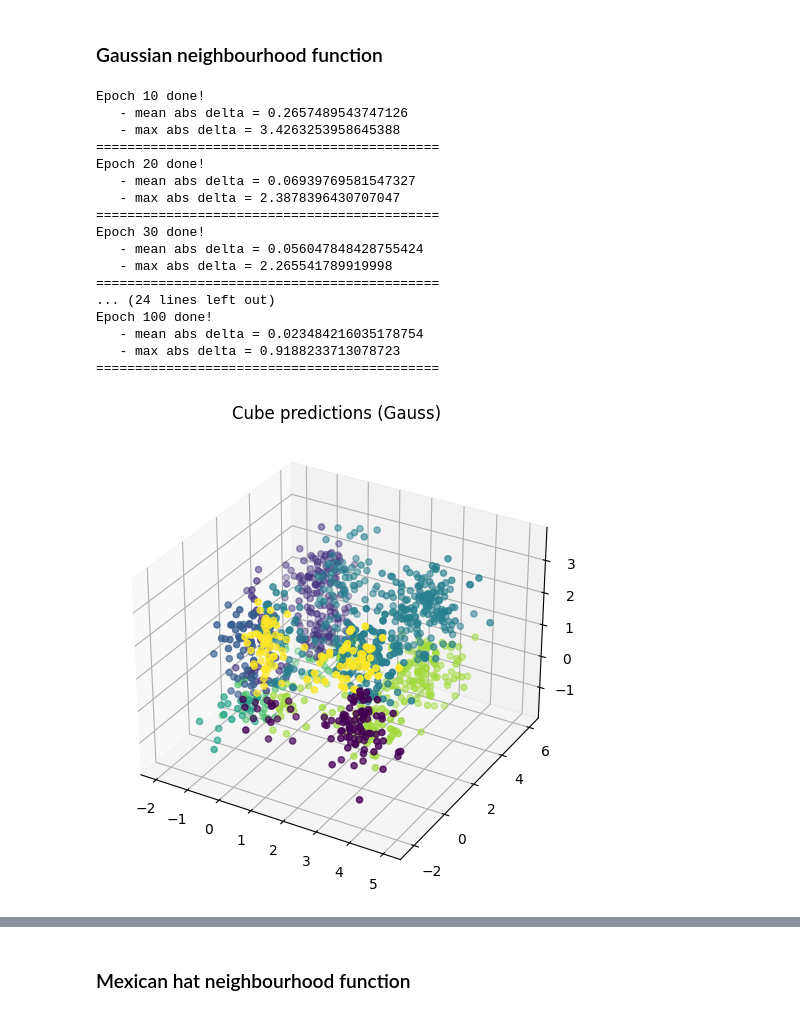
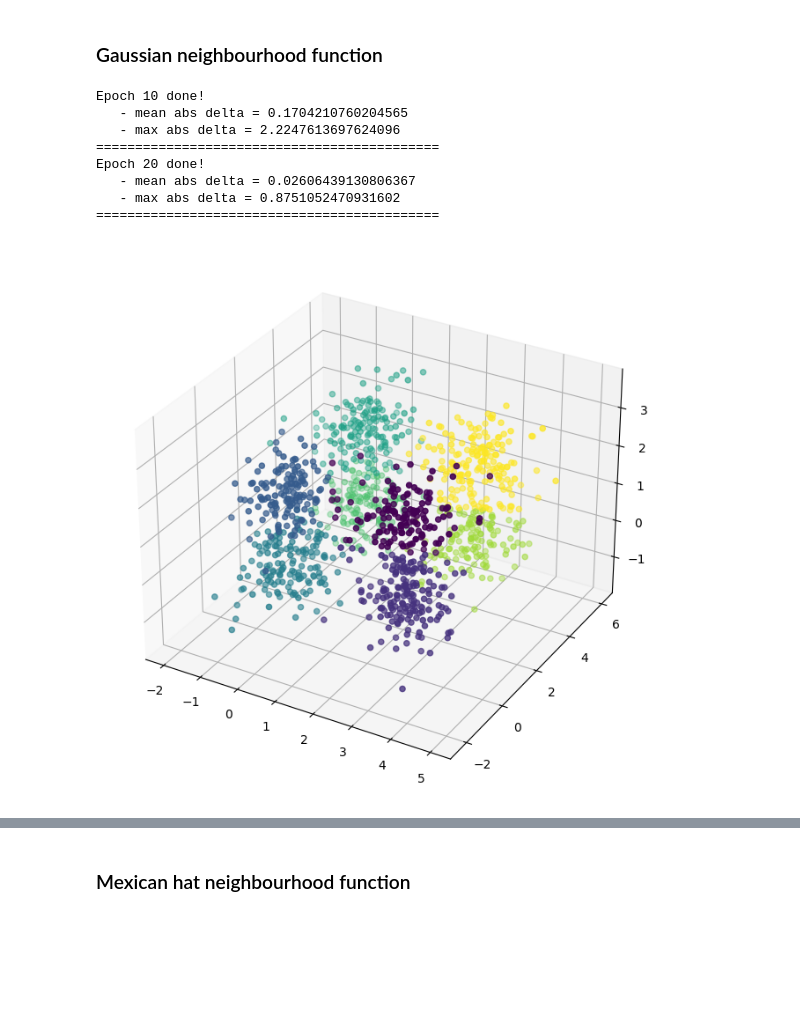
Before and after one commit to maciejors/neural-networks, a Jupyter notebook: kohonen_network/koh1.ipynb, the cells around one changed output, grey strips where cells are left out. Cells and saved outputs as stored; diff of their text form; code cells hidden in the pictures; blank space fills up the shorter version.

```diff
--- a/kohonen_network/koh1.ipynb
+++ b/kohonen_network/koh1.ipynb
@@ -210,35 +196,25 @@ koh_cube_gauss = KohonenNetwork(
 )
 # %%
 koh_cube_gauss.train(
-    data=cube_xyz, epochs=100, init_lr=1, lr_decay_func=alpha_func,
+    data=cube_xyz, epochs=20, init_lr=1, lr_decay_func=alpha_func,
     neighbourhood_func=GaussFunction(nbhood_width_factor=0.1),
     verbosity_period=10, random_state=28,
 )
 # %% [output]
 Epoch 10 done!
-   - mean abs delta = 0.2657489543747126
-   - max abs delta = 3.4263253958645388
+   - mean abs delta = 0.1704210760204565
+   - max abs delta = 2.2247613697624096
 ============================================
 Epoch 20 done!
-   - mean abs delta = 0.06939769581547327
-   - max abs delta = 2.3878396430707047
+   - mean abs delta = 0.02606439130806367
+   - max abs delta = 0.8751052470931602
 ============================================
-Epoch 30 done!
-   - mean abs delta = 0.056047848428755424
-   - max abs delta = 2.265541789919998
-============================================
-... (24 lines left out)
-Epoch 100 done!
-   - mean abs delta = 0.023484216035178754
-   - max abs delta = 0.9188233713078723
-============================================
 # %%
 pred = koh_cube_gauss.predict(cube_xyz)
 # %%
-fig = plt.figure()
+fig = plt.figure(figsize=(12, 8))
 ax = fig.add_subplot(projection='3d')
 ax.scatter('x', 'y', 'z', data=cube, c=pred)
-plt.title('Cube predictions (Gauss)')
 plt.show()
 # %% [output]
-[figure, old version]
+[figure, new version]
```
Also changed, not shown: parts of 12 cells of this notebook, 2 other files.
